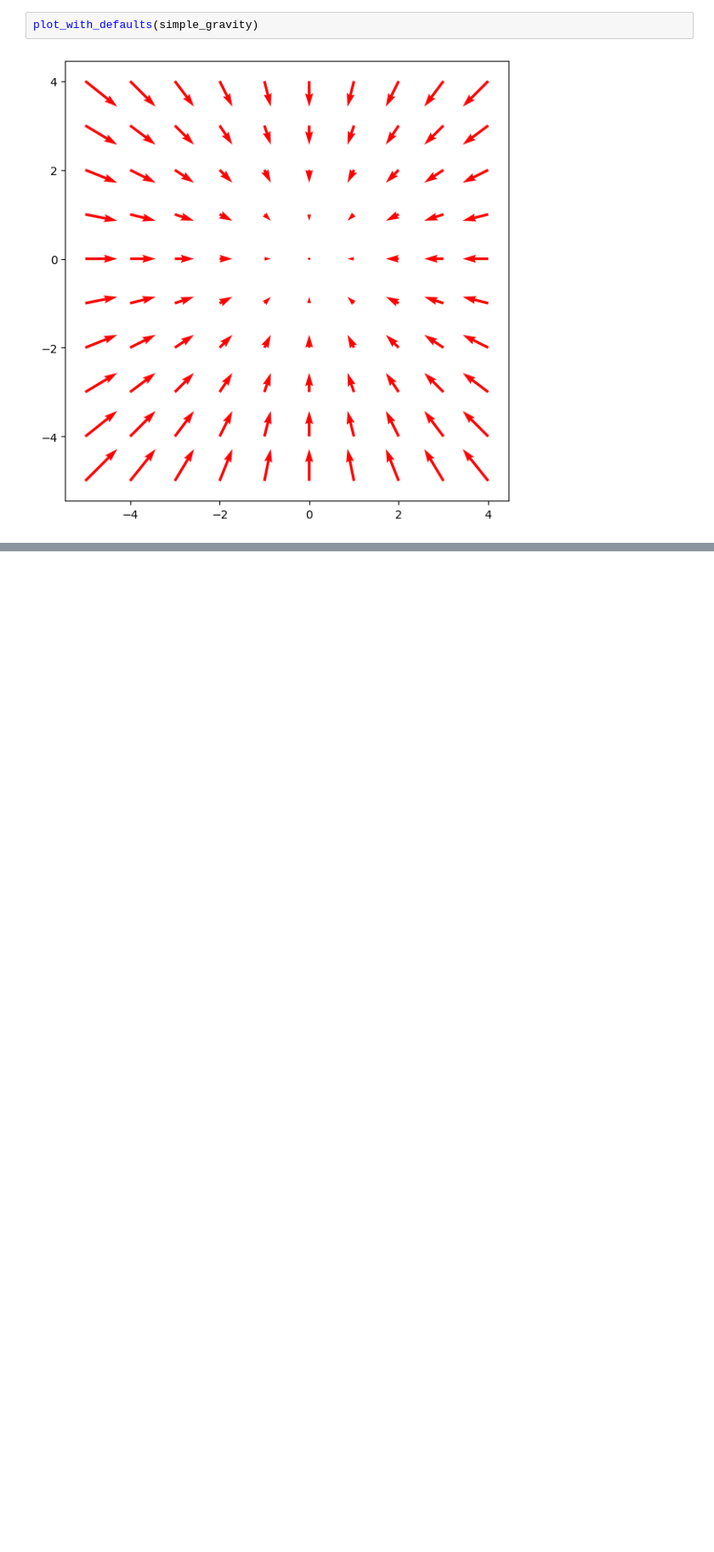
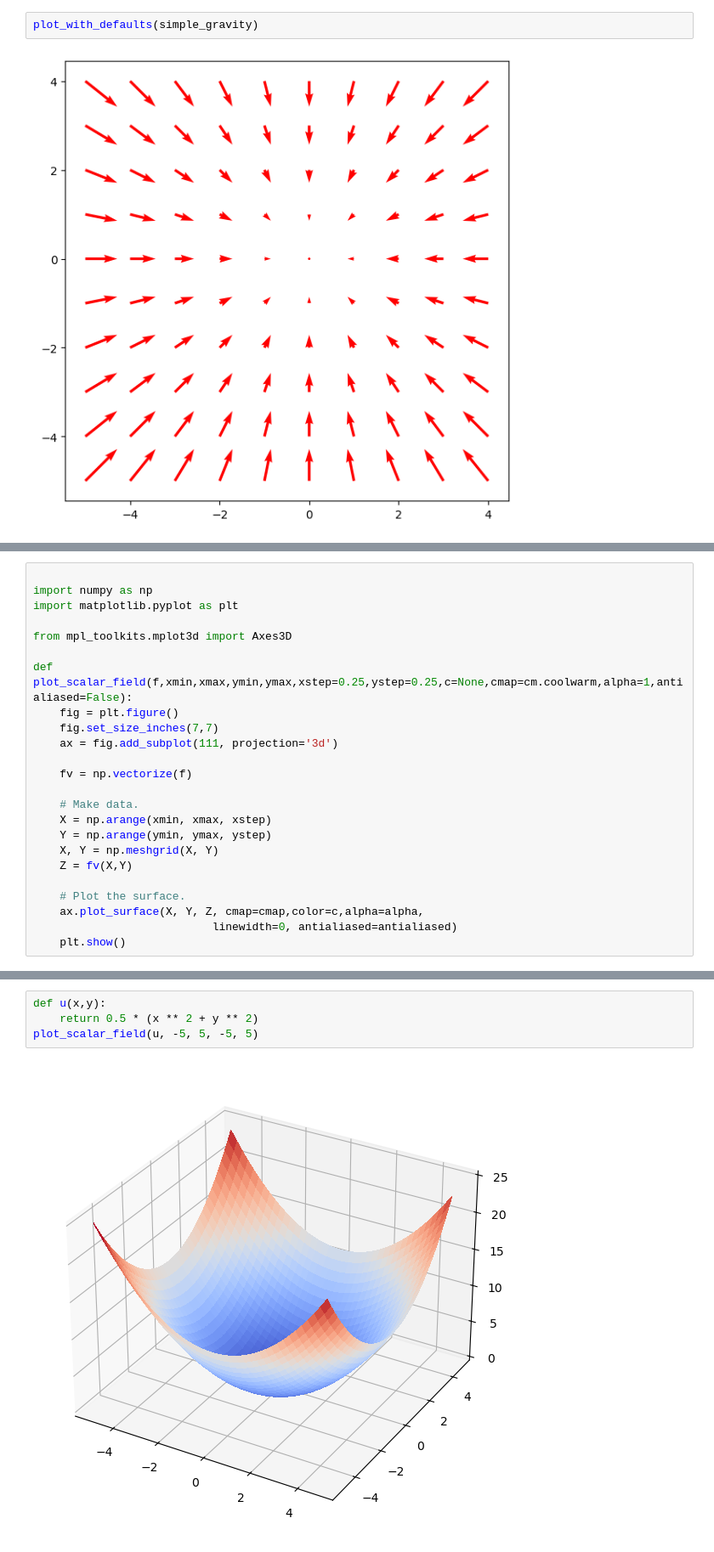
Before and after one commit to Brailor/Math-for-Programmers, a Jupyter notebook: Chapter_11/own.ipynb, the cells around one changed output, grey strips where cells are left out. Shown: that part at 85% size. Cells and saved outputs as stored; diff of their text form; blank space fills up the shorter version.

```diff
--- a/Chapter_11/own.ipynb
+++ b/Chapter_11/own.ipynb
@@ -39,0 +46,24 @@ plot_with_defaults(simple_gravity)
+# %%
+
+import numpy as np
+import matplotlib.pyplot as plt
+
+from mpl_toolkits.mplot3d import Axes3D
+
+def plot_scalar_field(f,xmin,xmax,ymin,ymax,xstep=0.25,ystep=0.25,c=None,cmap=cm.coolwarm,alpha=1,antialiased=False):
+    fig = plt.figure()
+    fig.set_size_inches(7,7)
+    ax = fig.add_subplot(111, projection='3d')
+
+    fv = np.vectorize(f)
+
+    # Make data.
+    X = np.arange(xmin, xmax, xstep)
+    Y = np.arange(ymin, ymax, ystep)
+    X, Y = np.meshgrid(X, Y)
+    Z = fv(X,Y)
+
+    # Plot the surface.
+    ax.plot_surface(X, Y, Z, cmap=cmap,color=c,alpha=alpha,
+                           linewidth=0, antialiased=antialiased)
+    plt.show()
@@ -39,0 +97,6 @@ plot_with_defaults(simple_gravity)
+# %%
+def u(x,y):
+    return 0.5 * (x ** 2 + y ** 2)
+plot_scalar_field(u, -5, 5, -5, 5)
+# %% [output]
+[figure, added]
```
Also changed, not shown: parts of 8 cells of this notebook, 2 other files.
